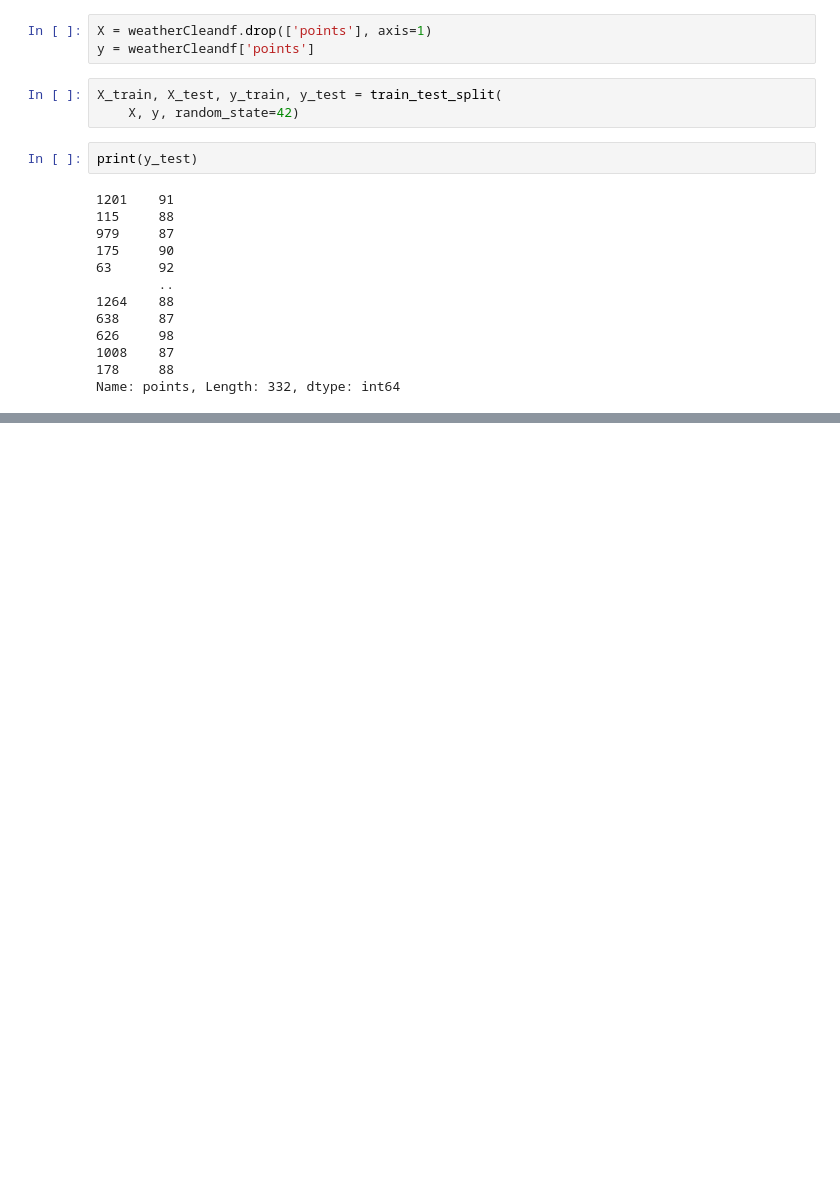
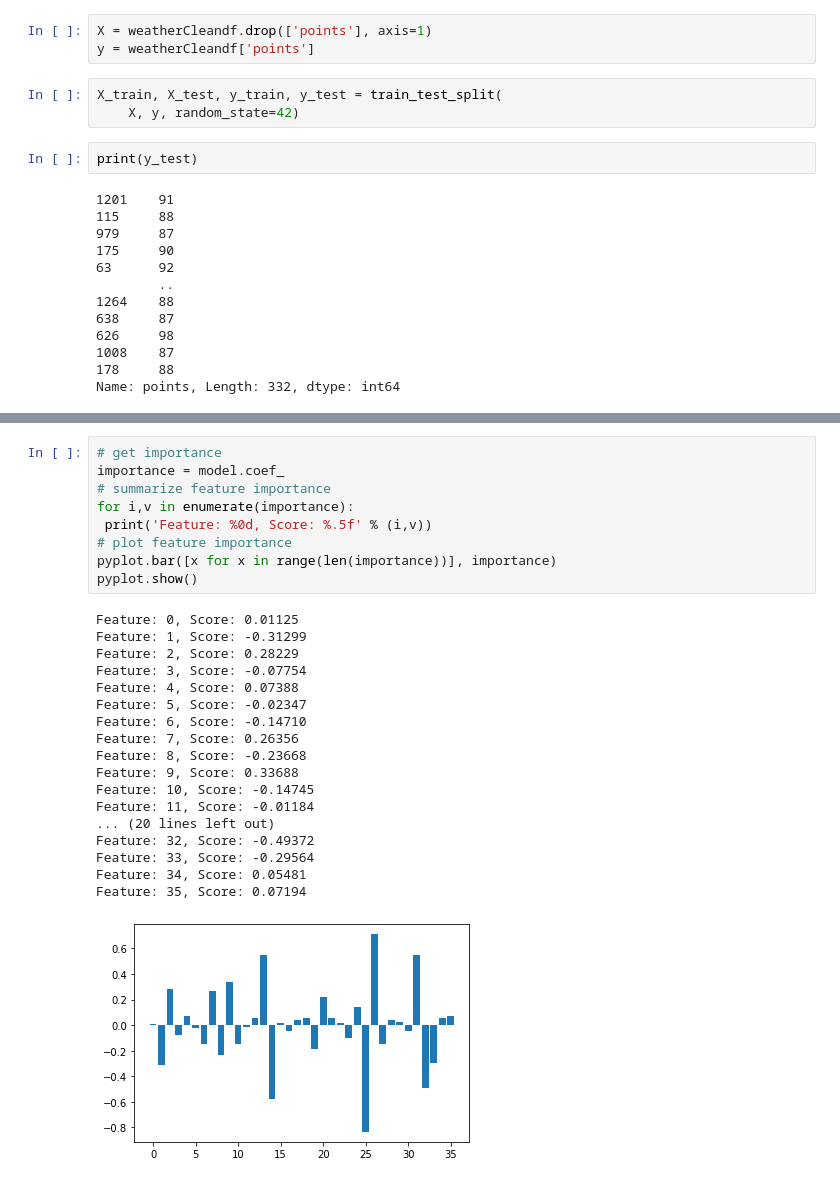
Before and after one commit to TempestCampbell/Machine-Learning-Project, a Jupyter notebook: MLR-rbl.ipynb, the cells around one changed output, grey strips where cells are left out. Saved outputs shown, nothing was run; the diff lists cells and outputs as text; blank space fills up the shorter version.

Commit message:
Analyze feature importance

```diff
--- a/MLR-rbl.ipynb
+++ b/MLR-rbl.ipynb
@@ -137,3 +134,31 @@ print(model.coef_)
+# %%
+# get importance
+importance = model.coef_
+# summarize feature importance
+for i,v in enumerate(importance):
+ print('Feature: %0d, Score: %.5f' % (i,v))
+# plot feature importance
+pyplot.bar([x for x in range(len(importance))], importance)
+pyplot.show()
+# %% [output]
+Feature: 0, Score: 0.01125
+Feature: 1, Score: -0.31299
+Feature: 2, Score: 0.28229
+Feature: 3, Score: -0.07754
+Feature: 4, Score: 0.07388
+Feature: 5, Score: -0.02347
+Feature: 6, Score: -0.14710
+Feature: 7, Score: 0.26356
+Feature: 8, Score: -0.23668
+Feature: 9, Score: 0.33688
+Feature: 10, Score: -0.14745
+Feature: 11, Score: -0.01184
+... (20 lines left out)
+Feature: 32, Score: -0.49372
+Feature: 33, Score: -0.29564
+Feature: 34, Score: 0.05481
+Feature: 35, Score: 0.07194
+[figure, added]
 # %%
 training_score = model.score(X_train, y_train)
 testing_score = model.score(X_test, y_test)
```
Also changed, not shown: parts of 8 cells of this notebook, 2 other files.
